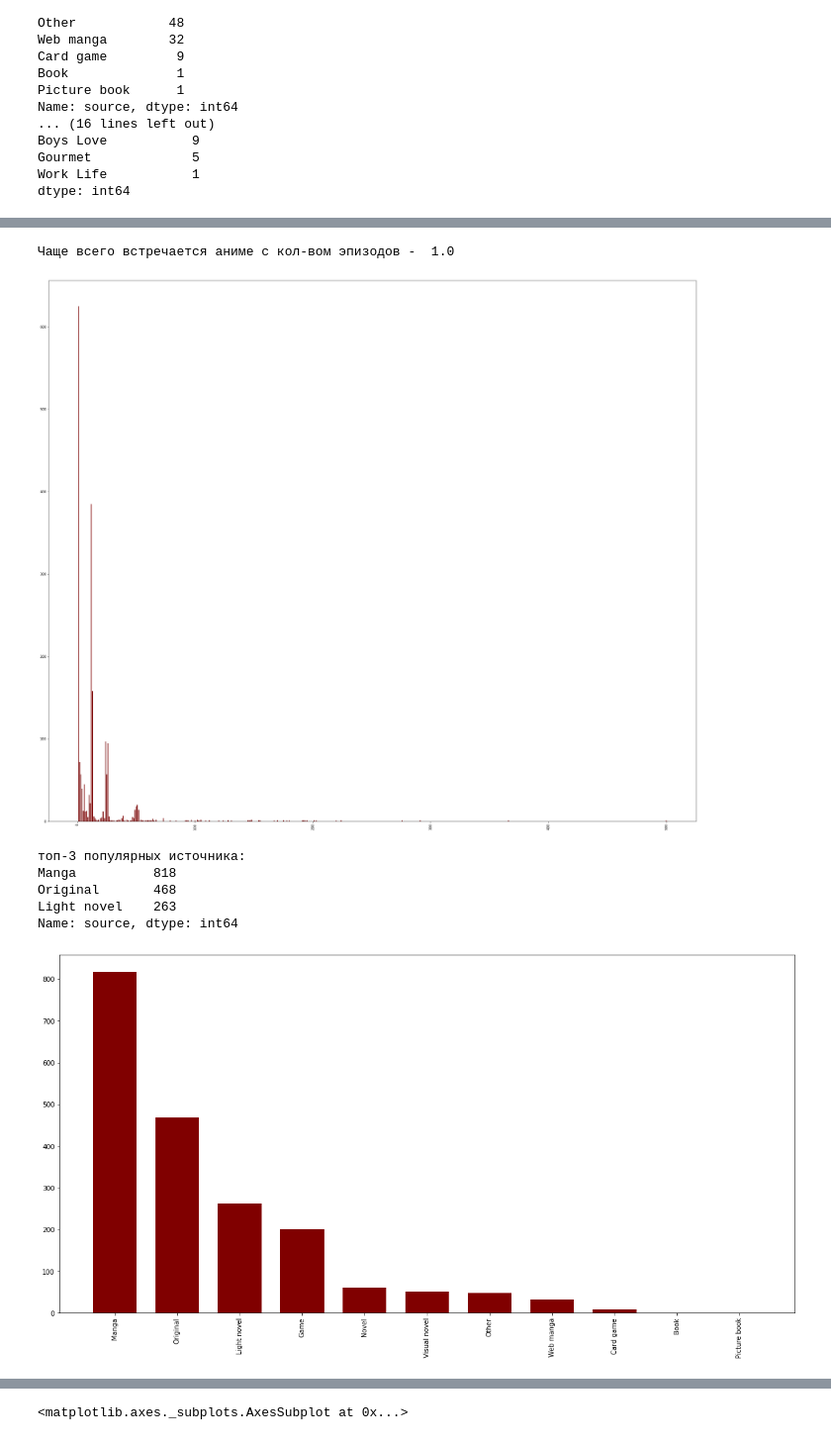
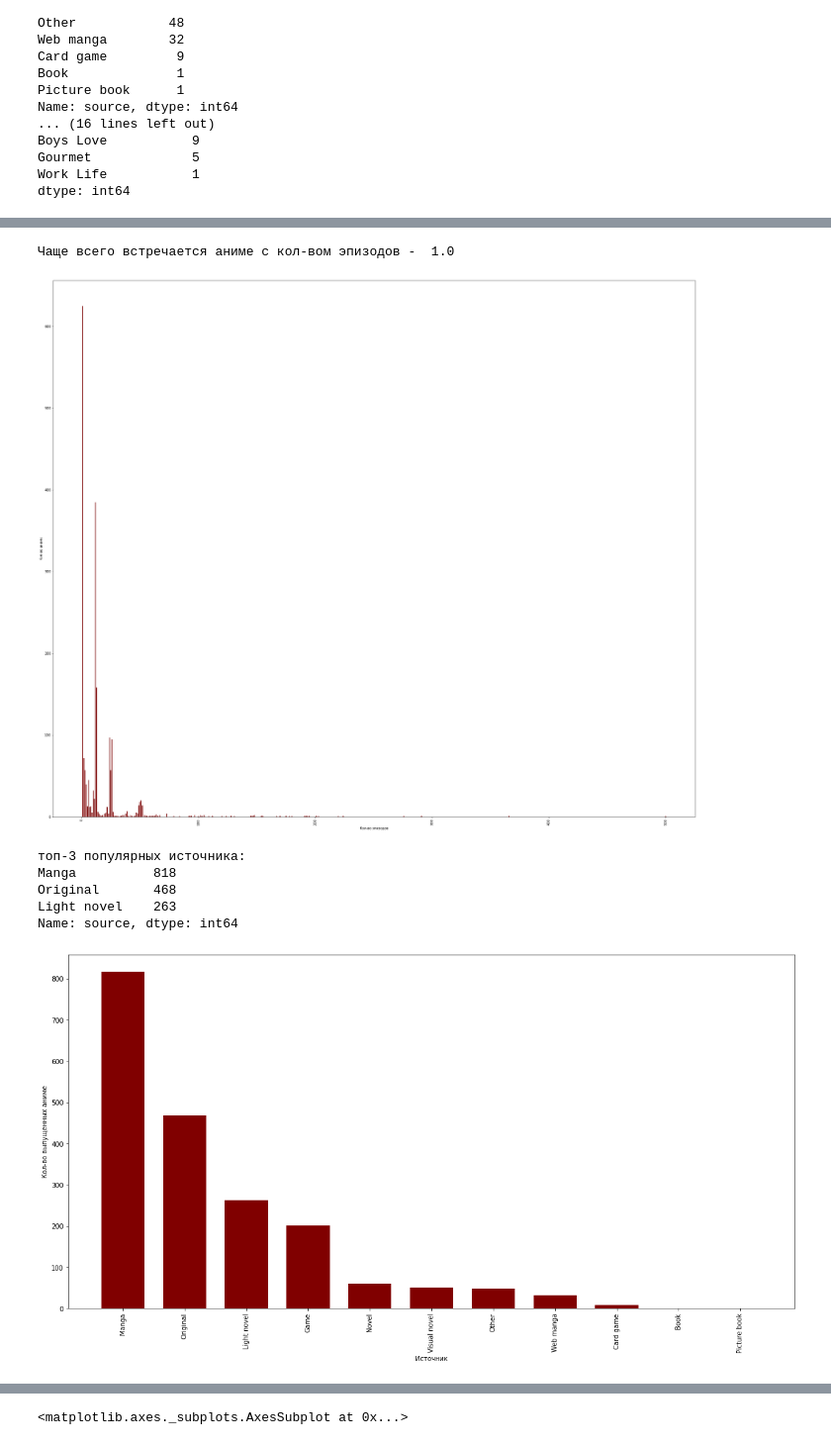
Before and after one commit to Andrew55529/IMDP, a Jupyter notebook: anime.ipynb, the cells around one changed output, grey strips where cells are left out. Shown at 99% size. Saved outputs shown, nothing was run; the diff lists cells and outputs as text; code cells hidden in the pictures.

```diff
--- a/anime.ipynb
+++ b/anime.ipynb
@@ -89,25 +91,29 @@ episodes_uniq_count=data["episodes"].value_counts()
 fig = mpl.figure(figsize = (35, 30))
 mpl.bar(episodes_uniq_count.index, episodes_uniq_count.values, color ='maroon', width = 0.7)
 mpl.xticks(rotation=90)
+mpl.xlabel("Кол-во эпизодов")
+mpl.ylabel("Кол-во аниме")
 mpl.show    #8b
 print("Чаще всего встречается аниме с кол-вом эпизодов - ", episodes_uniq_count.index[0])
 # %% [output]
 Чаще всего встречается аниме с кол-вом эпизодов -  1.0
-[figure, old version]
+[figure, new version]
 # %%
 fig = mpl.figure(figsize = (20, 10))
 mpl.bar(source_uniq_count.index, source_uniq_count.values, color ='maroon', width = 0.7)
 mpl.xticks(rotation=90)
+mpl.xlabel("Источник")
+mpl.ylabel("Кол-во выпущенных аниме")
 mpl.show    #8c
 print("топ-3 популярных источника:")
 print(source_uniq_count[0:3])
 # %% [output]
 топ-3 популярных источника:
 Manga          818
 Original       468
 Light novel    263
 Name: source, dtype: int64
-[figure, old version]
+[figure, new version]
 # %%
 temp1=data['theme'].str.split(',')
 temp2 = temp1.apply(pd.Series).stack().reset_index(drop = True)
```
Also changed, not shown: parts of 7 cells of this notebook.
